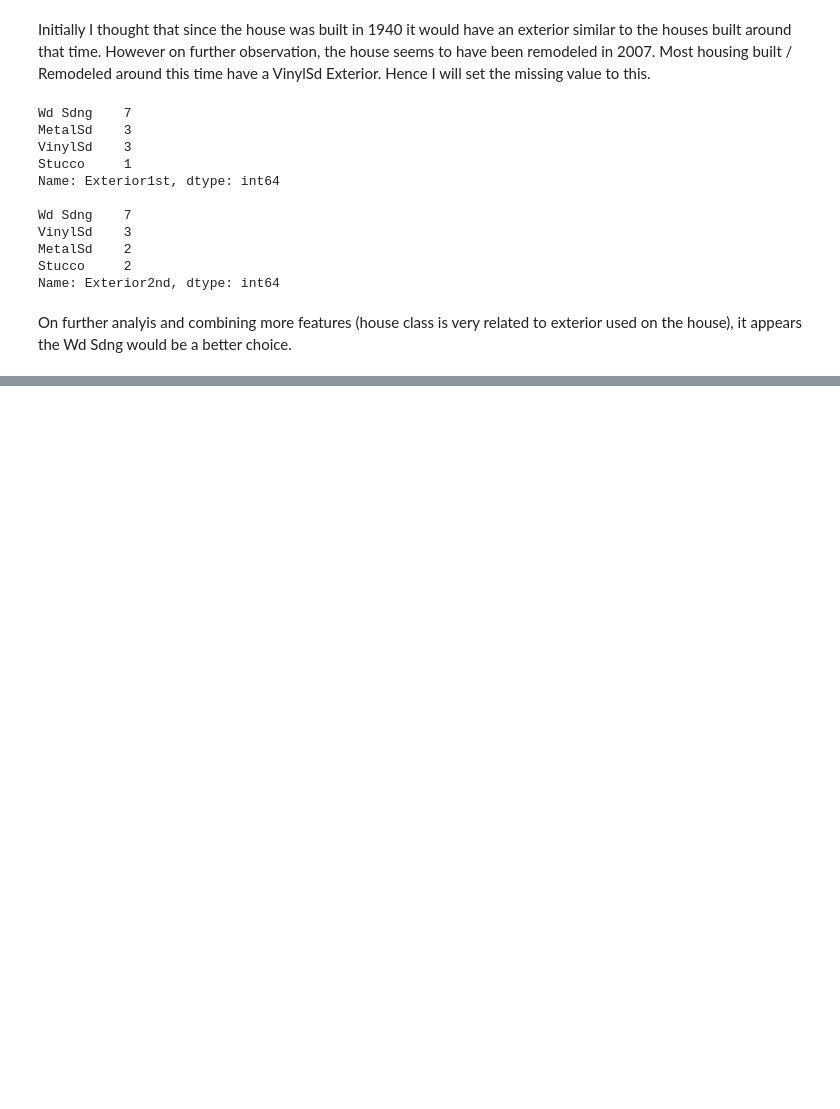
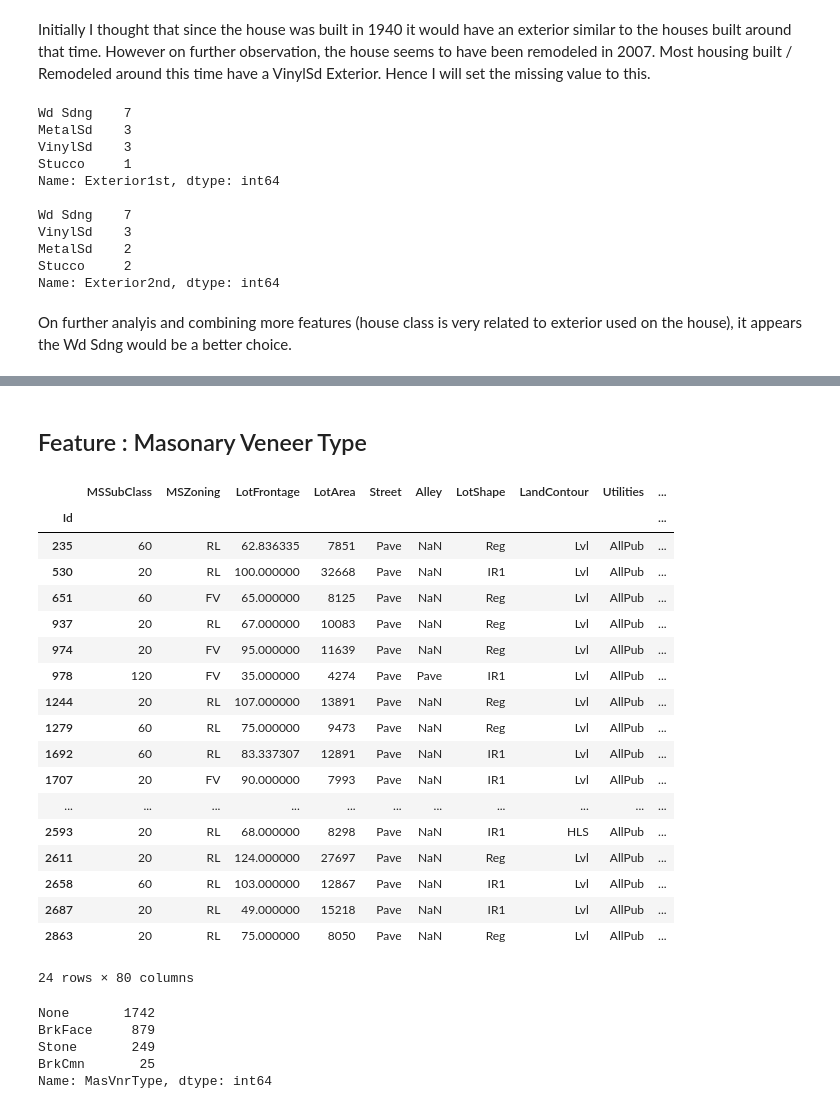
Before and after one commit to AnirudhAchal/Housing-Prices, a Jupyter notebook: Notebooks/Housing Prices .ipynb, the cells around one changed output, grey strips where cells are left out. Saved outputs shown, nothing was run; the diff lists cells and outputs as text; code cells hidden in the pictures; blank space fills up the shorter version.

Commit message:
Masonary Type feature complete

```diff
--- a/Notebooks/Housing Prices .ipynb
+++ b/Notebooks/Housing Prices .ipynb
@@ -800,0 +822,34 @@ Name: Exterior2nd, dtype: int64
+# %% [markdown]
+## Feature : Masonary Veneer Type
+# %%
+# Housing with missing Masonary Veneer Type feature
+df[pd.isnull(df['MasVnrType'])]
+# %% [output]
+|  | MSSubClass | MSZoning | LotFrontage | LotArea | Street | Alley | LotShape | LandContour | Utilities | ... |
+| Id |  |  |  |  |  |  |  |  |  | ... |
+| 235 | 60 | RL | 62.836335 | 7851 | Pave | NaN | Reg | Lvl | AllPub | ... |
+| 530 | 20 | RL | 100.000000 | 32668 | Pave | NaN | IR1 | Lvl | AllPub | ... |
+| 651 | 60 | FV | 65.000000 | 8125 | Pave | NaN | Reg | Lvl | AllPub | ... |
+| 937 | 20 | RL | 67.000000 | 10083 | Pave | NaN | Reg | Lvl | AllPub | ... |
+| 974 | 20 | FV | 95.000000 | 11639 | Pave | NaN | Reg | Lvl | AllPub | ... |
+| 978 | 120 | FV | 35.000000 | 4274 | Pave | Pave | IR1 | Lvl | AllPub | ... |
+| 1244 | 20 | RL | 107.000000 | 13891 | Pave | NaN | Reg | Lvl | AllPub | ... |
+| 1279 | 60 | RL | 75.000000 | 9473 | Pave | NaN | Reg | Lvl | AllPub | ... |
+| 1692 | 60 | RL | 83.337307 | 12891 | Pave | NaN | IR1 | Lvl | AllPub | ... |
+| 1707 | 20 | FV | 90.000000 | 7993 | Pave | NaN | IR1 | Lvl | AllPub | ... |
+| ... | ... | ... | ... | ... | ... | ... | ... | ... | ... | ... |
+| 2593 | 20 | RL | 68.000000 | 8298 | Pave | NaN | IR1 | HLS | AllPub | ... |
+| 2611 | 20 | RL | 124.000000 | 27697 | Pave | NaN | Reg | Lvl | AllPub | ... |
+| 2658 | 60 | RL | 103.000000 | 12867 | Pave | NaN | IR1 | Lvl | AllPub | ... |
+| 2687 | 20 | RL | 49.000000 | 15218 | Pave | NaN | IR1 | Lvl | AllPub | ... |
+| 2863 | 20 | RL | 75.000000 | 8050 | Pave | NaN | Reg | Lvl | AllPub | ... |
+24 rows × 80 columns
+# %%
+# Distribution of different entries
+df['MasVnrType'].value_counts()
+# %% [output]
+None       1742
+BrkFace     879
+Stone       249
+BrkCmn       25
+Name: MasVnrType, dtype: int64
```
Also changed, not shown: parts of 14 cells of this notebook.
